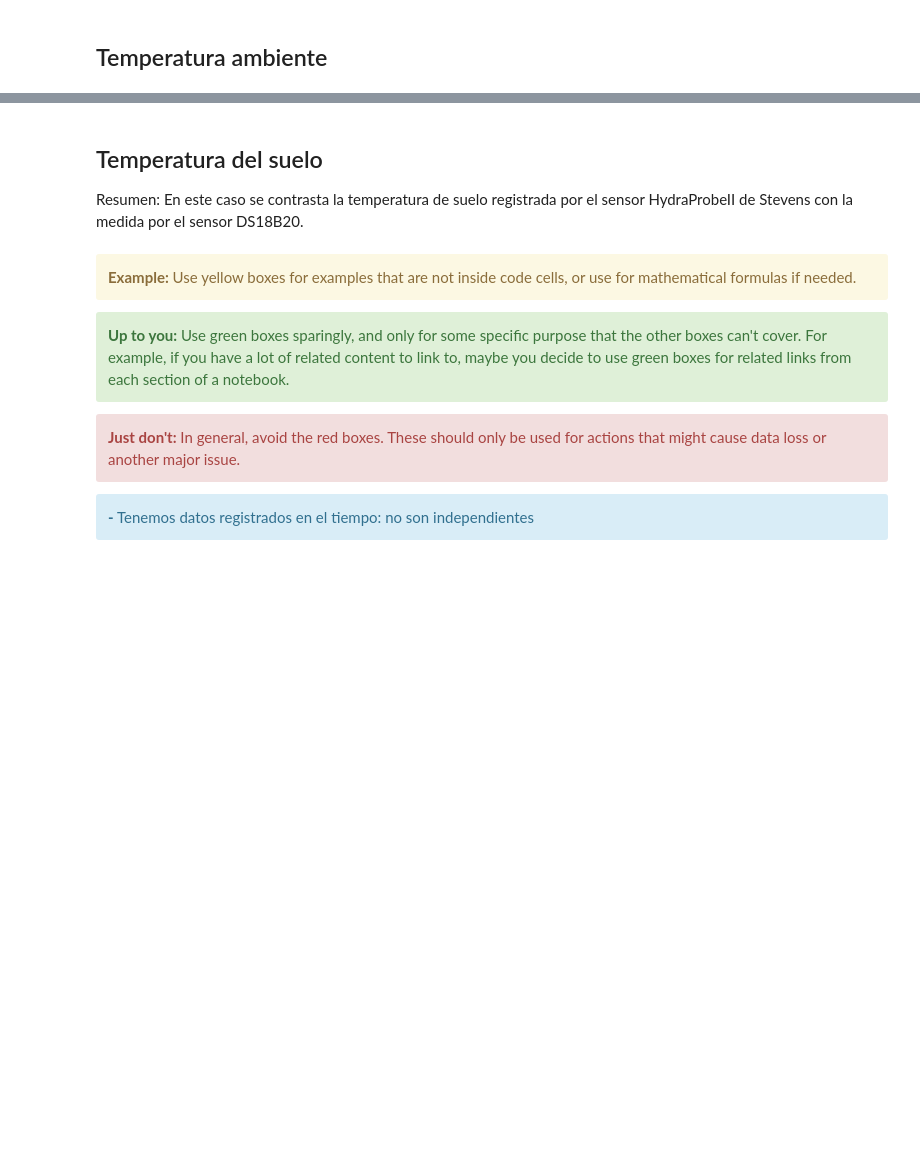
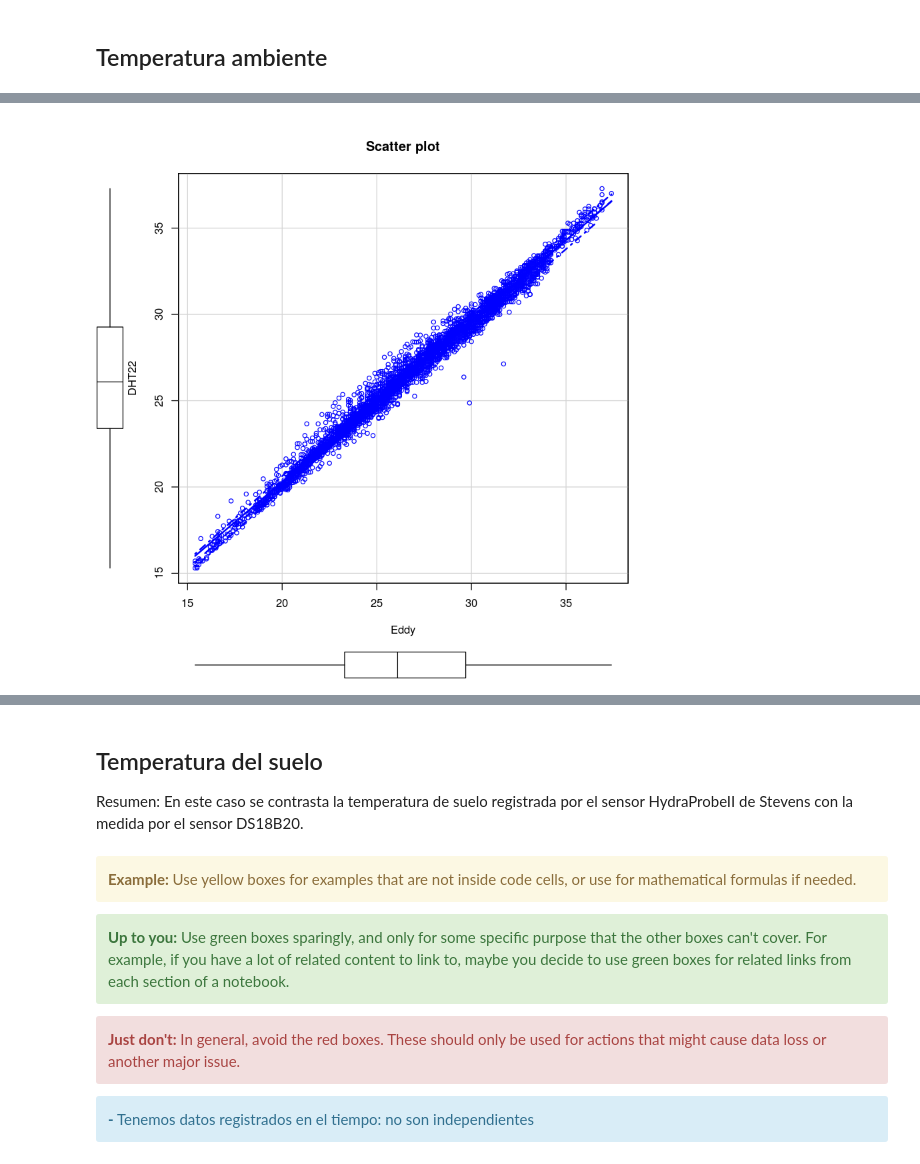
Before and after one commit to emilopez/intro-R, a Jupyter notebook: tp-final/tf.ipynb, the cells around one changed output, grey strips where cells are left out. Saved outputs shown, nothing was run; the diff lists cells and outputs as text; code cells hidden in the pictures; blank space fills up the shorter version.

```diff
--- a/tp-final/tf.ipynb
+++ b/tp-final/tf.ipynb
@@ -456,3 +431,5 @@ abline(h = mean(Temperatura.Eddy), v = 0,col='black')
 # %%
-scatterplot(Temperatura.Eddy ~ Temperatura.DHT, data=datosHT, xlab="DHT22", ylab="Eddy", main="Scatter plot")
+scatterplot(Temperatura.DHT,Temperatura.Eddy, data=datosHT, xlab="Eddy", ylab="DHT22", main="Scatter plot")
+# %% [output]
+[figure, added]
 # %%
```
Also changed, not shown: parts of 53 cells of this notebook, 1 other file.
